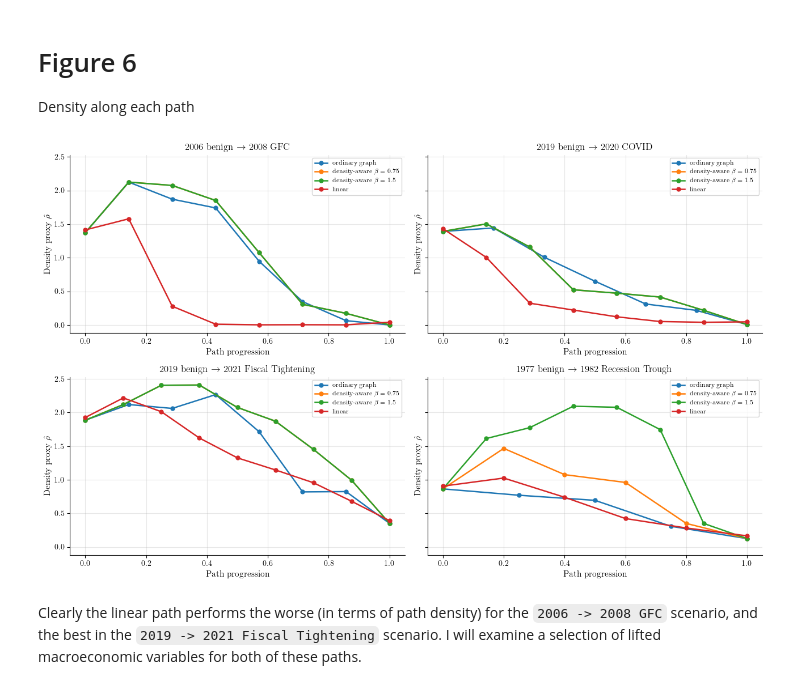
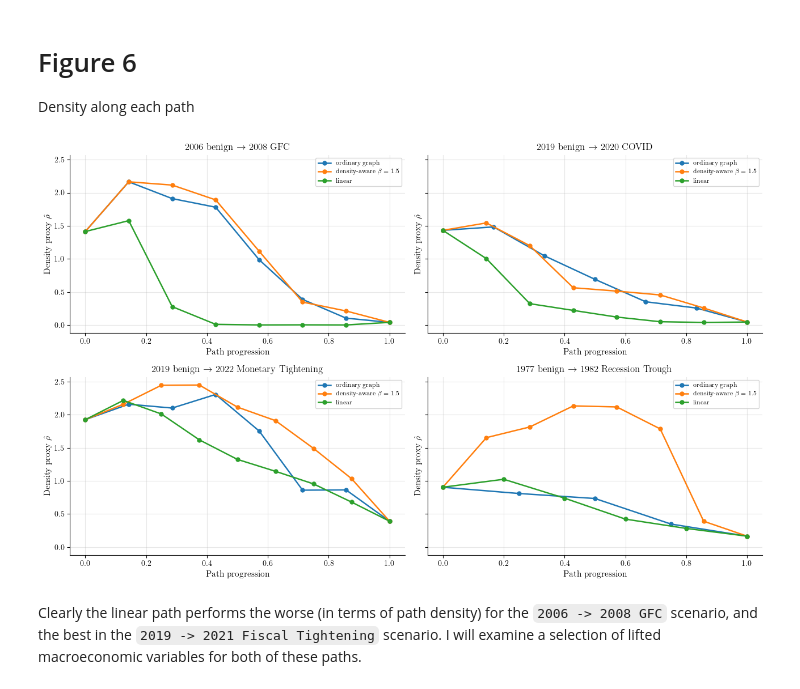
Before and after one commit to adamfowliee/JDKF_Starter, a Jupyter notebook: dissertation_brief/brief_phase7.ipynb, the cells around one changed output. Cells and saved outputs as stored; diff of their text form; code cells hidden in the pictures.

```diff
--- a/dissertation_brief/brief_phase7.ipynb
+++ b/dissertation_brief/brief_phase7.ipynb
@@ -279,7 +279,7 @@ def loo_graph_density(indices, Psi, h, scale):
     return rho_out, V_out
 
 endpoint_pairs = {"2006 benign -> 2008 GFC": ("2006-03-01", "2008-10-01"), "2019 benign -> 2020 COVID": ("2019-07-01", "2020-04-01"),
-                  "2019 benign -> 2021 Fiscal Tightening": ("2019-04-01", "2022-04-01"), "1977 benign -> 1982 Recession Trough": ("1977-01-01", "1982-07-01")}
+                  "2019 benign -> 2022 Monetary Tightening": ("2019-04-01", "2022-04-01"), "1977 benign -> 1982 Recession Trough": ("1977-01-01", "1982-07-01")}
 pairs = {name: (dates.get_loc(pair[0]), dates.get_loc(pair[1])) for name, pair in endpoint_pairs.items()}
 
 betas = [0.0, 1.5]
@@ -383,62 +383,77 @@ I have a slight concern that the first point in the graph paths is in the more d
 # Figure 6
 Density along each path
 # %%
+endpoint_pairs = {"2006 benign -> 2008 GFC": ("2006-03-01", "2008-10-01"), "2019 benign -> 2020 COVID": ("2019-07-01", "2020-04-01"),
+                  "2019 benign -> 2022 Monetary Tightening": ("2019-04-01", "2022-04-01"), "1977 benign -> 1982 Recession Trough": ("1977-01-01", "1982-07-01")}
+pairs = {name: (dates.get_loc(pair[0]), dates.get_loc(pair[1])) for name, pair in endpoint_pairs.items()}
+
+A_dist = kneighbors_graph(Psi, n_neighbors=K_GRAPH, mode="distance", include_self=False)
+A_dist_sym = A_dist.maximum(A_dist.T)
+
 path_records = []
 leave_one_out = False
 
 for event, (start_idx, end_idx) in pairs.items():
     # Standard graph path
     idx_graph = graph_path(A_dist_sym, beta=0.0, V=V, start=start_idx, end=end_idx)
-    if leave_one_out: density_graph, _ = loo_graph_density(idx_graph, Psi, h_dens, scale)
+    if leave_one_out:
+        density_graph, _ = loo_graph_density(idx_graph, Psi, h_dens, scale)
+        density_graph[0] = rho[idx_graph[0]]; density_graph[-1] = rho[idx_graph[-1]]
     else: density_graph = rho[idx_graph]
     path_records.append({"event": event, "path_type": "ordinary graph", "coords": Psi[idx_graph],
                           "density": density_graph, "V": V[idx_graph], "Z_lift": Z_real[idx_graph], "node_indices": idx_graph})
 
     # Beta = 0.75 graph path
     idx_aware_075 = graph_path(A_dist_sym, beta=0.75, V=V, start=start_idx, end=end_idx)
-    if leave_one_out: density_aware_075, _ = loo_graph_density(idx_aware_075, Psi, h_dens, scale)
+    if leave_one_out:
+        density_aware_075, _ = loo_graph_density(idx_aware_075, Psi, h_dens, scale)
+        density_aware_075[0] = rho[idx_graph[0]]; density_aware_075[-1] = rho[idx_graph[-1]]
     else: density_aware_075 = rho[idx_aware_075]
     path_records.append({"event": event, "path_type": r"density-aware $\beta=0.75$", "coords": Psi[idx_aware_075],
                          "density": density_aware_075, "V": V[idx_aware_075], "Z_lift": Z_real[idx_aware_075], "node_indices": idx_aware_075})
 
-    # Beta = 1.5 graph path
+
+    # Observed path
+    real_path = Z_real[start_idx:end_idx+1]
+    path_records.append({"event": event, "path_type": "observed", "density": np.nan, "Z_lift": real_path})
+
+        # Beta = 1.5 graph path
     idx_aware_150 = graph_path(A_dist_sym, beta=1.5, V=V, start=start_idx, end=end_idx)
-    if leave_one_out: density_aware_150, _ = loo_graph_density(idx_aware_150, Psi, h_dens, scale)
+    if leave_one_out:
+        density_aware_150, _ = loo_graph_density(idx_aware_150, Psi, h_dens, scale)
+        density_aware_150[0] = rho[density_aware_150]; density_aware_150[-1] = rho[density_aware_150[-1]]
     else: density_aware_150 = rho[idx_aware_150]
     path_records.append({"event": event, "path_type": r"density-aware $\beta=1.5$", "coords": Psi[idx_aware_150],
                          "density": density_aware_150, "V": V[idx_aware_150], "Z_lift": Z_real[idx_aware_150], "node_indices": idx_aware_150})
 
-    # Linear lift using LNL
+        # Linear lift using LNL
     n_grid = int(np.round(np.mean([len(idx_graph), len(idx_aware_075), len(idx_aware_150)])))
     gamma = linear_path(Psi, start_idx, end_idx, n_grid)
     rho_lin, V_lin = latent_density_at_points(gamma, Psi, h_dens, scale)
     Z_lin = local_neighbourhood_lifting(Z_real, Psi, gamma, start_idx, end_idx, m=M_LIFT, tau=med_Dsq)
     path_records.append({"event": event, "path_type": "linear", "density": rho_lin,"Z_lift": Z_lin})
-
-    # Observed path
-    real_path = Z_real[start_idx:end_idx+1]
-    path_records.append({"event": event, "path_type": "observed", "density": np.nan, "Z_lift": real_path})
 # %%
 events = list(pairs.keys())
 
 fig, axes = plt.subplots(2, 2, figsize=ps.FIG_QUAD_WD, sharey=True)
 
 for ax, event in zip(axes.flatten(), events):
-    event_records = [rec for rec in path_records if rec["event"] == event and rec["path_type"] != "observed"]
+    event_records = [rec for rec in path_records if rec["event"] == event and rec["path_type"] != "observed" and rec["path_type"] != r"density-aware $\beta=0.75$"]
 
     for rec in event_records:
         density = rec["density"]
         x = np.linspace(0, 1, len(density))
         ax.plot(x, density, marker="o", label=rec["path_type"])
 
     ax.set_title(event.replace("->", r"$\rightarrow$")); ax.set_xlabel("Path progression")
     ax.set_ylabel(r"Density proxy $\hat{\rho}$")
     ax.grid(alpha=0.3); ax.legend(fontsize=8)
 
 plt.tight_layout()
+plt.savefig("./question_figures/density_along_path.png", dpi=300, bbox_inches='tight')
 plt.show()
 # %% [output]
-[figure, old version]
+[figure, new version]
 # %% [markdown]
 Clearly the linear path performs the worse (in terms of path density) for the `2006 -> 2008 GFC` scenario, and the best in the `2019 -> 2021 Fiscal Tightening` scenario. I will examine a selection of lifted macroeconomic variables for both of these paths.
 # %% [markdown]
```
Also changed, not shown: parts of 5 cells of this notebook, 19 other files.
